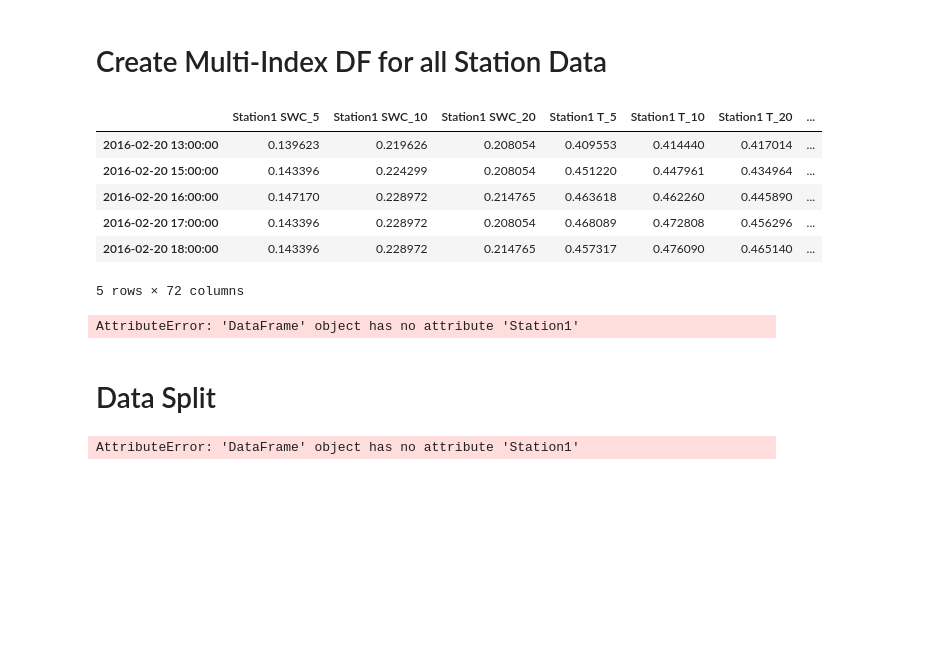
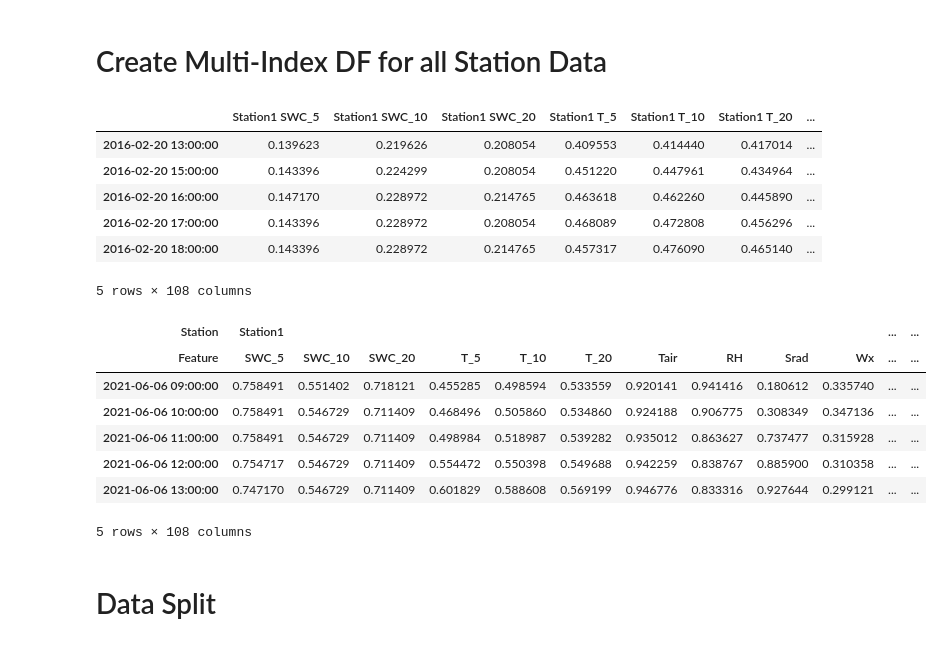
Before and after one commit to kiat/tx-soil-moisture, a Jupyter notebook: notebook/SWC_5_SARIMAX_Model.ipynb, the cells around one changed output. Cells and saved outputs as stored; diff of their text form; code cells hidden in the pictures; blank space fills up the shorter version.

```diff
--- a/notebook/SWC_5_SARIMAX_Model.ipynb
+++ b/notebook/SWC_5_SARIMAX_Model.ipynb
@@ -100,6 +109,20 @@ for station, df in dfs.items() :
   df['Wx'] = wv*np.cos(wd_rad)
   df['Wy'] = wv*np.sin(wd_rad)
   dfs[station] = df
+# %%
+# Remove periodicity in time data (remove daily and yearly periodicity)
+day = 24*60*60
+year = (365.2425)*day
+
+for station, df in dfs.items() :
+  timestamp_s = (df.index).map(pd.Timestamp.timestamp)
+
+  df['Day sin'] = np.sin(timestamp_s * (2 * np.pi / day))
+  df['Day cos'] = np.cos(timestamp_s * (2 * np.pi / day))
+  df['Year sin'] = np.sin(timestamp_s * (2 * np.pi / year))
+  df['Year cos'] = np.cos(timestamp_s * (2 * np.pi / year))
+
+  dfs[station] = df
 # %%
 # create one standard metric for PPT
 for key in dfs.keys():
@@ -109,5 +133,19 @@ for key in dfs.keys():
 for key in dfs.keys():
   dfs[key] = (dfs[key] - dfs[key].min())/(dfs[key].max()-dfs[key].min())
+# %%
+#add geographical position data
+
+position_dict = {"Station1": [30.3989,-98.6105],
+                 "Station2": [30.4193,-98.8046],
+                 "Station3": [30.4421,-98.8427],
+                 "Station4": [30.4600, -98.9407],
+                 "Station5": [30.2454,-98.7059],
+                 "Station6": [30.2758,-98.7242]
+                 }
+
+for key in dfs.keys():
+  dfs[key]["Latitude"] = position_dict[key][0]
+  dfs[key]["Longitude"] = position_dict[key][1]
 # %%
 #only use data shared all together: indexes that are none null for each station
 
@@ -152,5 +190,18 @@ data.head()
 | 2016-02-20 16:00:00 | 0.147170 | 0.228972 | 0.214765 | 0.463618 | 0.462260 | 0.445890 | ... |
 | 2016-02-20 17:00:00 | 0.143396 | 0.228972 | 0.208054 | 0.468089 | 0.472808 | 0.456296 | ... |
 | 2016-02-20 18:00:00 | 0.143396 | 0.228972 | 0.214765 | 0.457317 | 0.476090 | 0.465140 | ... |
-5 rows × 72 columns
+5 rows × 108 columns
+# %%
+df = pd.DataFrame(data = data.values, index = index, columns = cols)
+# %%
+df.tail()
+# %% [output]
+| Station | Station1 |  |  |  |  |  |  |  |  |  | ... | ... |
+| Feature | SWC_5 | SWC_10 | SWC_20 | T_5 | T_10 | T_20 | Tair | RH | Srad | Wx | ... | ... |
+| 2021-06-06 09:00:00 | 0.758491 | 0.551402 | 0.718121 | 0.455285 | 0.498594 | 0.533559 | 0.920141 | 0.941416 | 0.180612 | 0.335740 | ... | ... |
+| 2021-06-06 10:00:00 | 0.758491 | 0.546729 | 0.711409 | 0.468496 | 0.505860 | 0.534860 | 0.924188 | 0.906775 | 0.308349 | 0.347136 | ... | ... |
+| 2021-06-06 11:00:00 | 0.758491 | 0.546729 | 0.711409 | 0.498984 | 0.518987 | 0.539282 | 0.935012 | 0.863627 | 0.737477 | 0.315928 | ... | ... |
+| 2021-06-06 12:00:00 | 0.754717 | 0.546729 | 0.711409 | 0.554472 | 0.550398 | 0.549688 | 0.942259 | 0.838767 | 0.885900 | 0.310358 | ... | ... |
+| 2021-06-06 13:00:00 | 0.747170 | 0.546729 | 0.711409 | 0.601829 | 0.588608 | 0.569199 | 0.946776 | 0.833316 | 0.927644 | 0.299121 | ... | ... |
+5 rows × 108 columns
 # %%
@@ -159,7 +210,3 @@ df = data.resample('M').mean()
-# %%
-data.Station1
-# %% [output]
-AttributeError: 'DataFrame' object has no attribute 'Station1'
 # %% [markdown]
 # Data Split
 # %%
@@ -179,11 +230,5 @@ order_list = list(product(ps, qs, Ps, Qs))
 d = 0
 D = 0
 s = 12
-# %%
-df_train = df.Station1.SWC_5[:train_len]
-df_test = df.Station1.SWC_5[train_len:]
-df_total = df.Station1.SWC_5
-# %% [output]
-AttributeError: 'DataFrame' object has no attribute 'Station1'
 # %%
 # Find best set of parameters using the AIC
```
Also changed, not shown: parts of 17 cells of this notebook.
